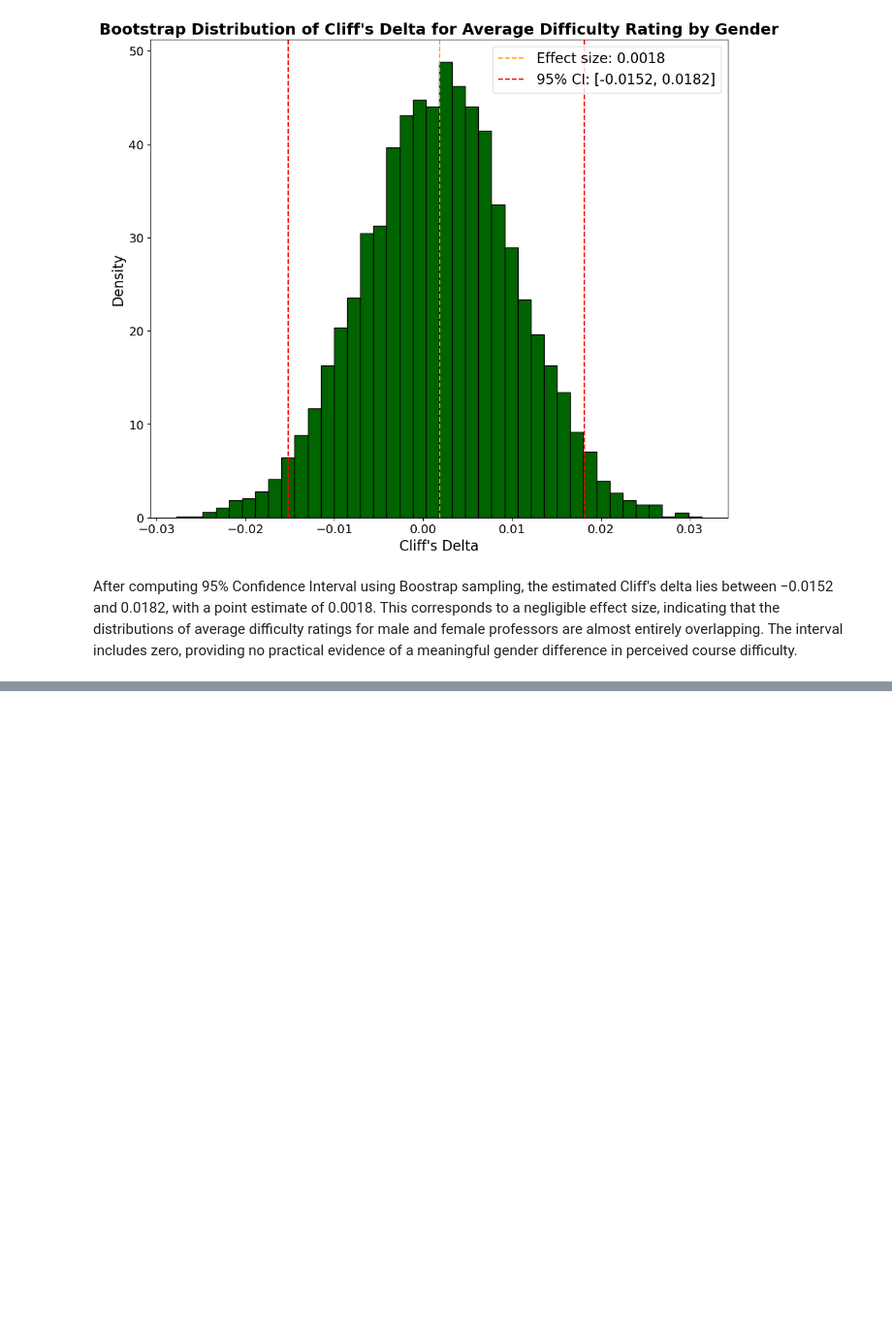
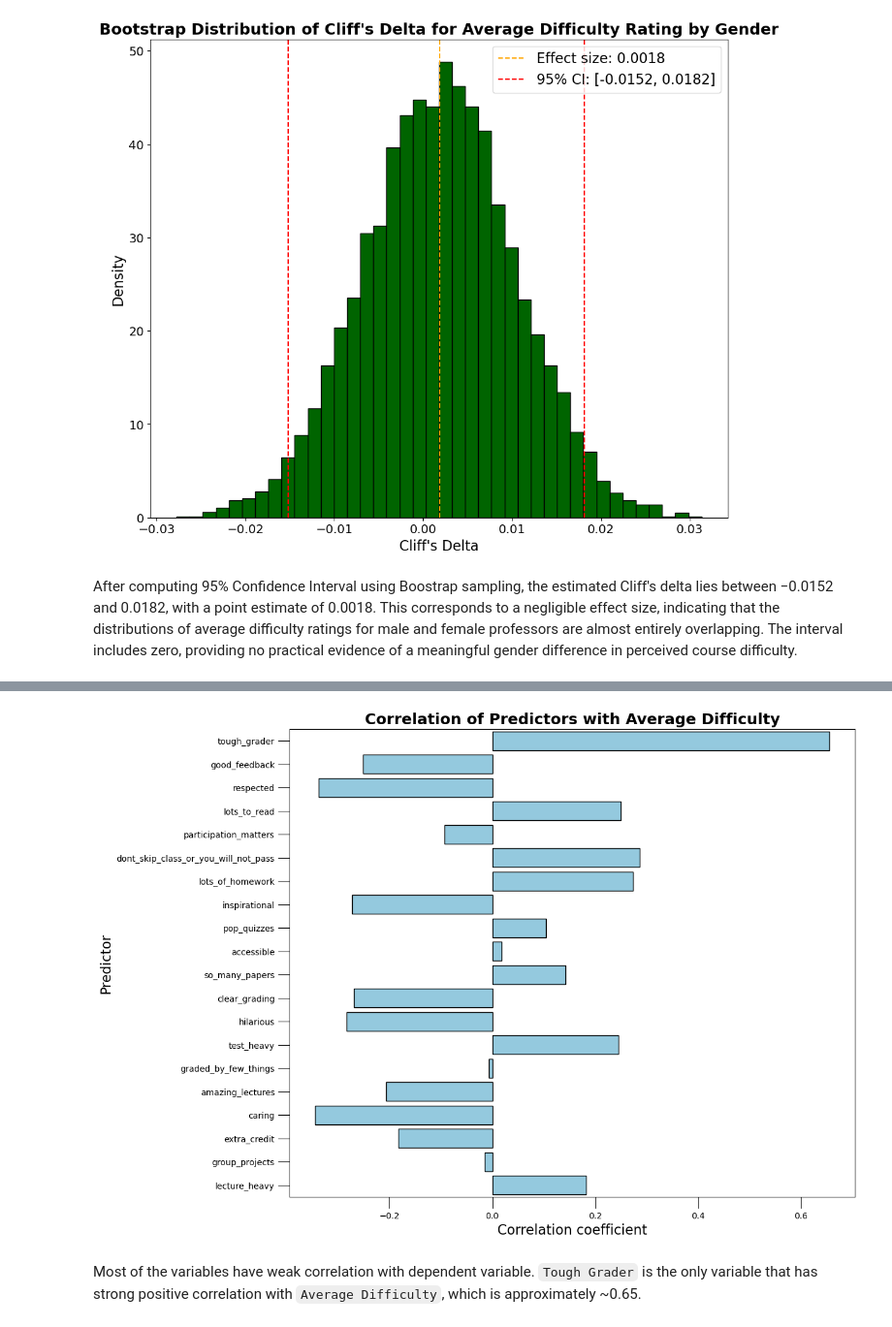
Before and after one commit to NBeibarys/intro-to-data-science-capstone, a Jupyter notebook: analyses/beibarys.ipynb, the cells around one changed output, grey strips where cells are left out. Shown at 97% size. Saved outputs shown, nothing was run; the diff lists cells and outputs as text; code cells hidden in the pictures; blank space fills up the shorter version.

```diff
--- a/analyses/beibarys.ipynb
+++ b/analyses/beibarys.ipynb
@@ -1122,0 +1137,6 @@ After computing 95% Confidence Interval using Boostrap sampling, the estimated C
+# %%
+# first, make a subset of all variables that are needed.
+df_9 = df_filtered_final[["average_difficulty"] + df_tags_column_names].copy()
+
+# check
+df_9.info()
@@ -1122,0 +1199,5 @@ After computing 95% Confidence Interval using Boostrap sampling, the estimated C
+# %%
+# correlations between y and x predictors
+corr_yx = df_9.corr()["average_difficulty"].drop("average_difficulty")
+
+corr_yx.sort_values(ascending=False)
@@ -1122,0 +1222,27 @@ After computing 95% Confidence Interval using Boostrap sampling, the estimated C
+# %%
+# plot correlation of y and x
+plt.figure(figsize= (12, 10))
+
+# plot itself
+sns.barplot(corr_yx,
+            orient= 'h',
+            color = 'skyblue',
+            edgecolor = 'black')
+
+# title
+plt.title("Correlation of Predictors with Average Difficulty",
+          fontsize = 18,
+          fontweight = "bold")
+
+# xlabel
+plt.xlabel("Correlation coefficient",
+           fontsize = 16)
+# ylabel
+plt.ylabel("Predictor",
+           fontsize = 16)
+# ticks
+plt.tick_params(size = 14)
+# %% [output]
+[figure, added]
+# %% [markdown]
+Most of the variables have weak correlation with dependent variable. `Tough Grader` is the only variable that has strong positive correlation with `Average Difficulty`, which is approximately ~0.65.
```
Also changed, not shown: parts of 16 cells of this notebook.
